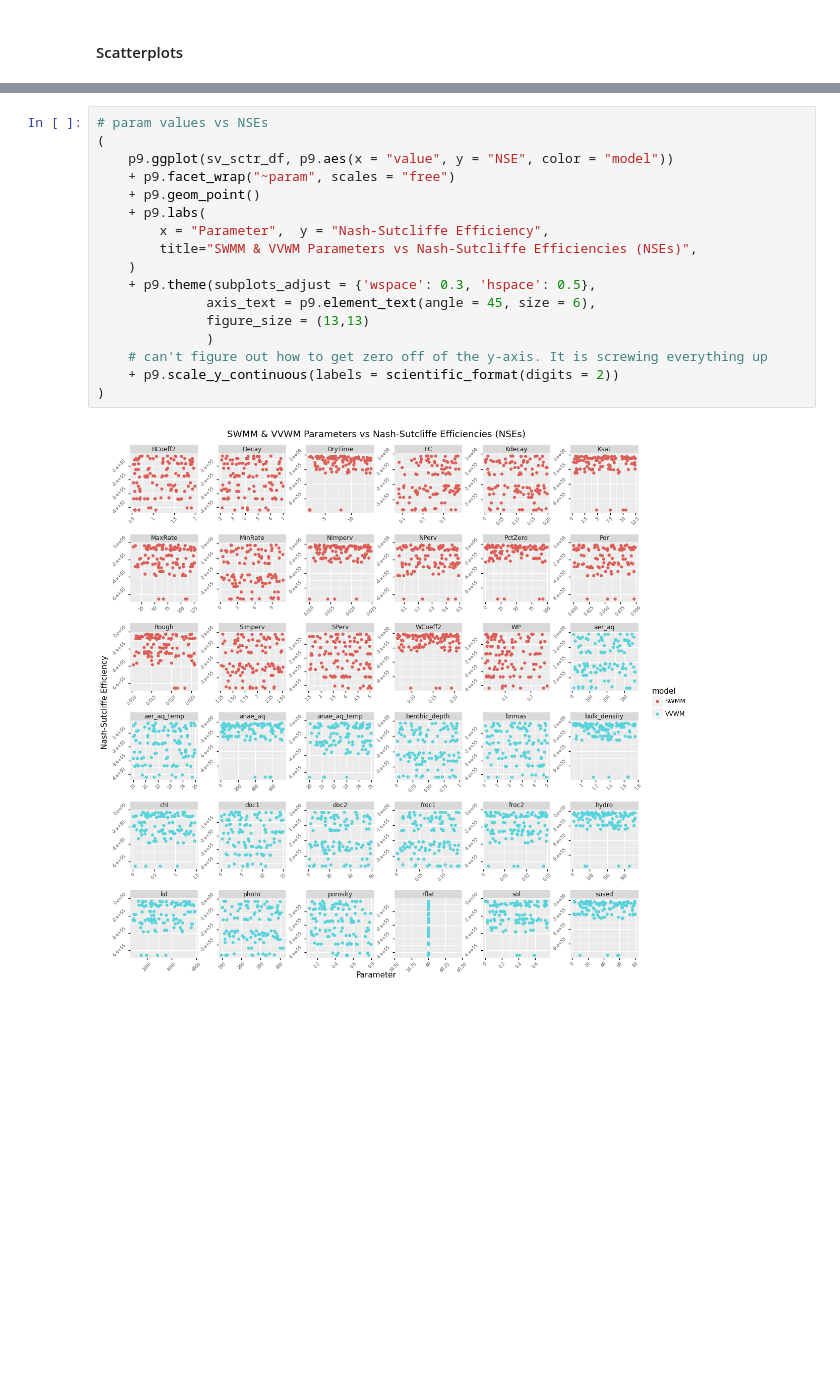
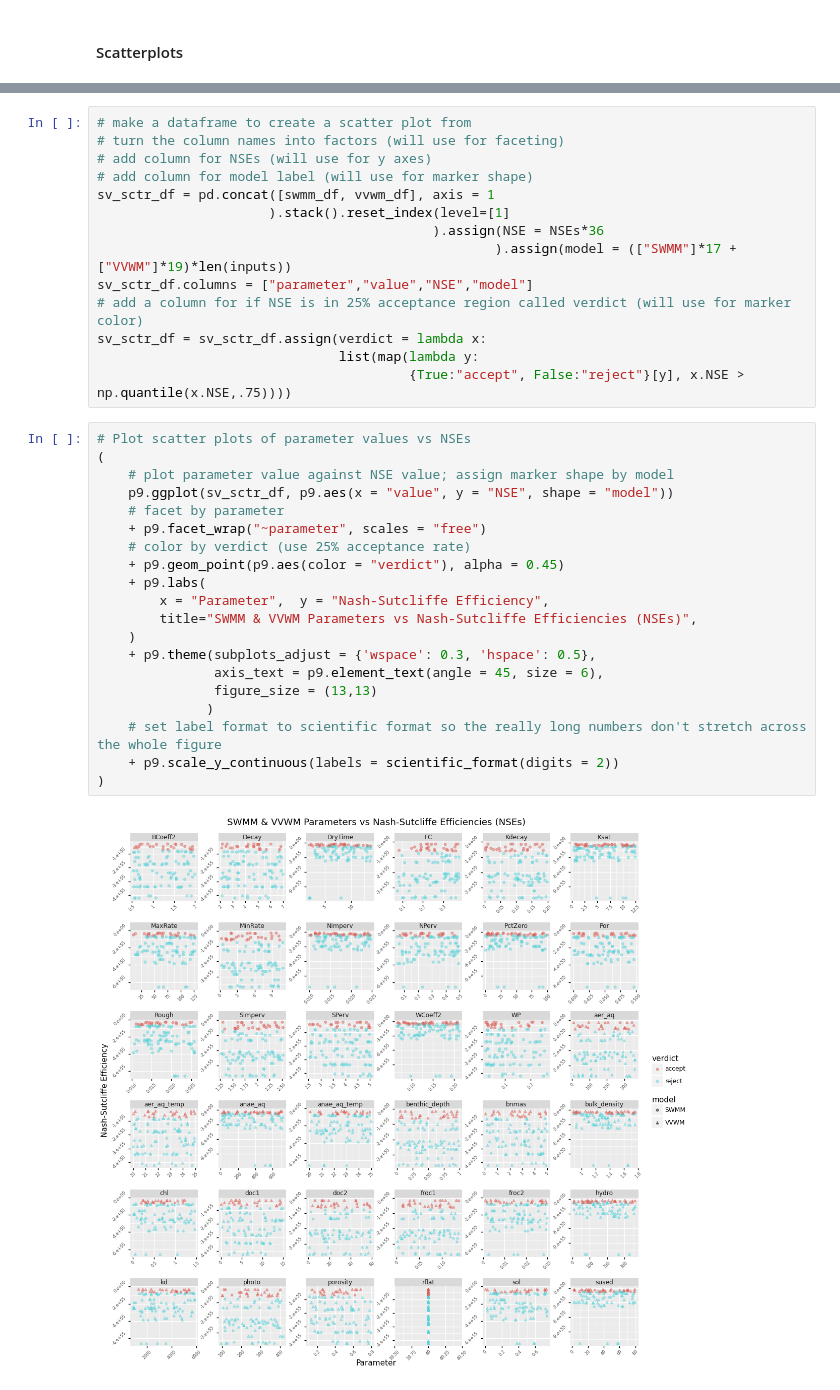
Before and after one commit to puruckertom/chelsvig_urban_pesticides, a Jupyter notebook: jupyter_notebooks/plot_post_processed_data.ipynb, the cells around one changed output, grey strips where cells are left out. Drawn from its saved outputs; the diff is of its cells as text; blank space fills up the shorter version.

```diff
--- a/jupyter_notebooks/plot_post_processed_data.ipynb
+++ b/jupyter_notebooks/plot_post_processed_data.ipynb
@@ -273,19 +297,36 @@ from mizani.formatters import scientific_format
+# %%
+# make a dataframe to create a scatter plot from
+# turn the column names into factors (will use for faceting)
+# add column for NSEs (will use for y axes)
+# add column for model label (will use for marker shape)
+sv_sctr_df = pd.concat([swmm_df, vvwm_df], axis = 1
+                      ).stack().reset_index(level=[1]
+                                           ).assign(NSE = NSEs*36
+                                                   ).assign(model = (["SWMM"]*17 + ["VVWM"]*19)*len(inputs))
+sv_sctr_df.columns = ["parameter","value","NSE","model"]
+# add a column for if NSE is in 25% acceptance region called verdict (will use for marker color)
+sv_sctr_df = sv_sctr_df.assign(verdict = lambda x:
+                               list(map(lambda y:
+                                        {True:"accept", False:"reject"}[y], x.NSE > np.quantile(x.NSE,.75))))
 # %%
-# param values vs NSEs
+# Plot scatter plots of parameter values vs NSEs
 (
-    p9.ggplot(sv_sctr_df, p9.aes(x = "value", y = "NSE", color = "model"))
-    + p9.facet_wrap("~param", scales = "free")
-    + p9.geom_point()
+    # plot parameter value against NSE value; assign marker shape by model
+    p9.ggplot(sv_sctr_df, p9.aes(x = "value", y = "NSE", shape = "model"))
+    # facet by parameter
+    + p9.facet_wrap("~parameter", scales = "free")
+    # color by verdict (use 25% acceptance rate)
+    + p9.geom_point(p9.aes(color = "verdict"), alpha = 0.45)
     + p9.labs(
         x = "Parameter",  y = "Nash-Sutcliffe Efficiency",
         title="SWMM & VVWM Parameters vs Nash-Sutcliffe Efficiencies (NSEs)",
     )
     + p9.theme(subplots_adjust = {'wspace': 0.3, 'hspace': 0.5},
-              axis_text = p9.element_text(angle = 45, size = 6),
-              figure_size = (13,13)
+               axis_text = p9.element_text(angle = 45, size = 6),
+               figure_size = (13,13)
               )
-    # can't figure out how to get zero off of the y-axis. It is screwing everything up
+    # set label format to scientific format so the really long numbers don't stretch across the whole figure
     + p9.scale_y_continuous(labels = scientific_format(digits = 2))
 )
 # %% [output]
-[figure, old version]
+[figure, new version]
```
Also changed, not shown: parts of 29 cells of this notebook.
